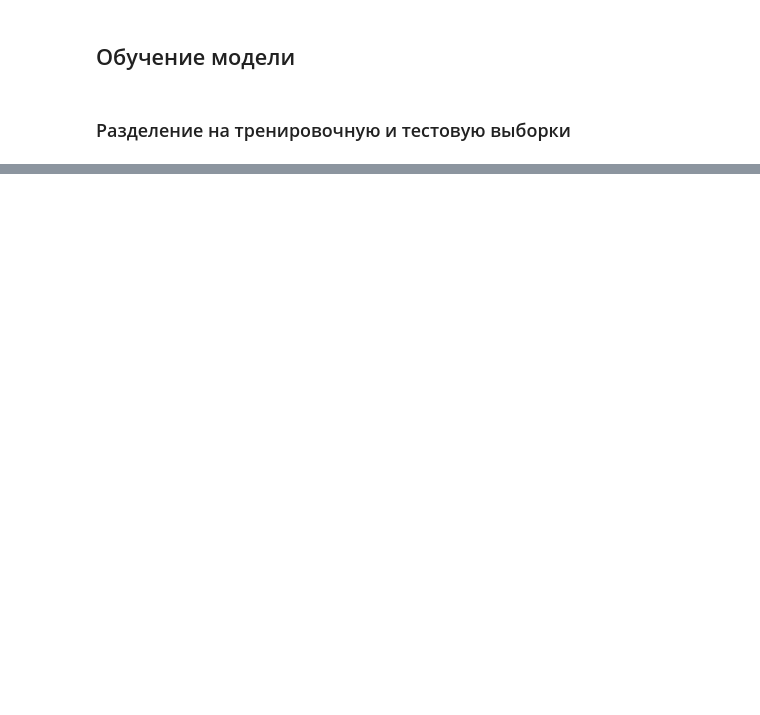
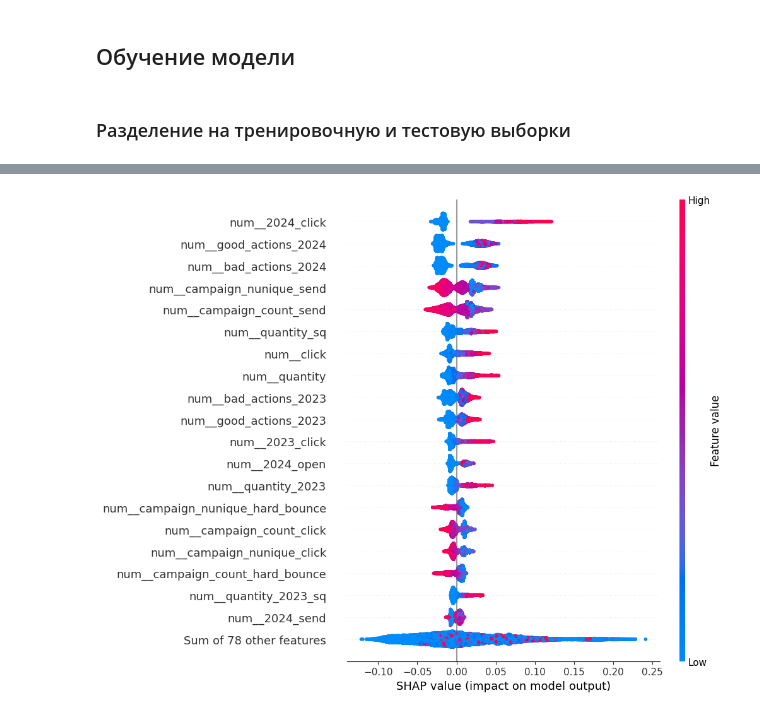
Before and after one commit to TomashevichEG/WorkshopDS_Marketing, a Jupyter notebook: practicum_WS2.ipynb, the cells around one changed output, grey strips where cells are left out. Saved outputs shown, nothing was run; the diff lists cells and outputs as text; code cells hidden in the pictures; blank space fills up the shorter version.

```diff
--- a/practicum_WS2.ipynb
+++ b/practicum_WS2.ipynb
@@ -766,0 +1356,4 @@ random_lgbm.fit(X_train, y_train)
+# %%
+shap.plots.beeswarm(shap_values[:,:,1], max_display=20)
+# %% [output]
+[figure, added]
```
Also changed, not shown: parts of 109 cells of this notebook, 1 other file.
